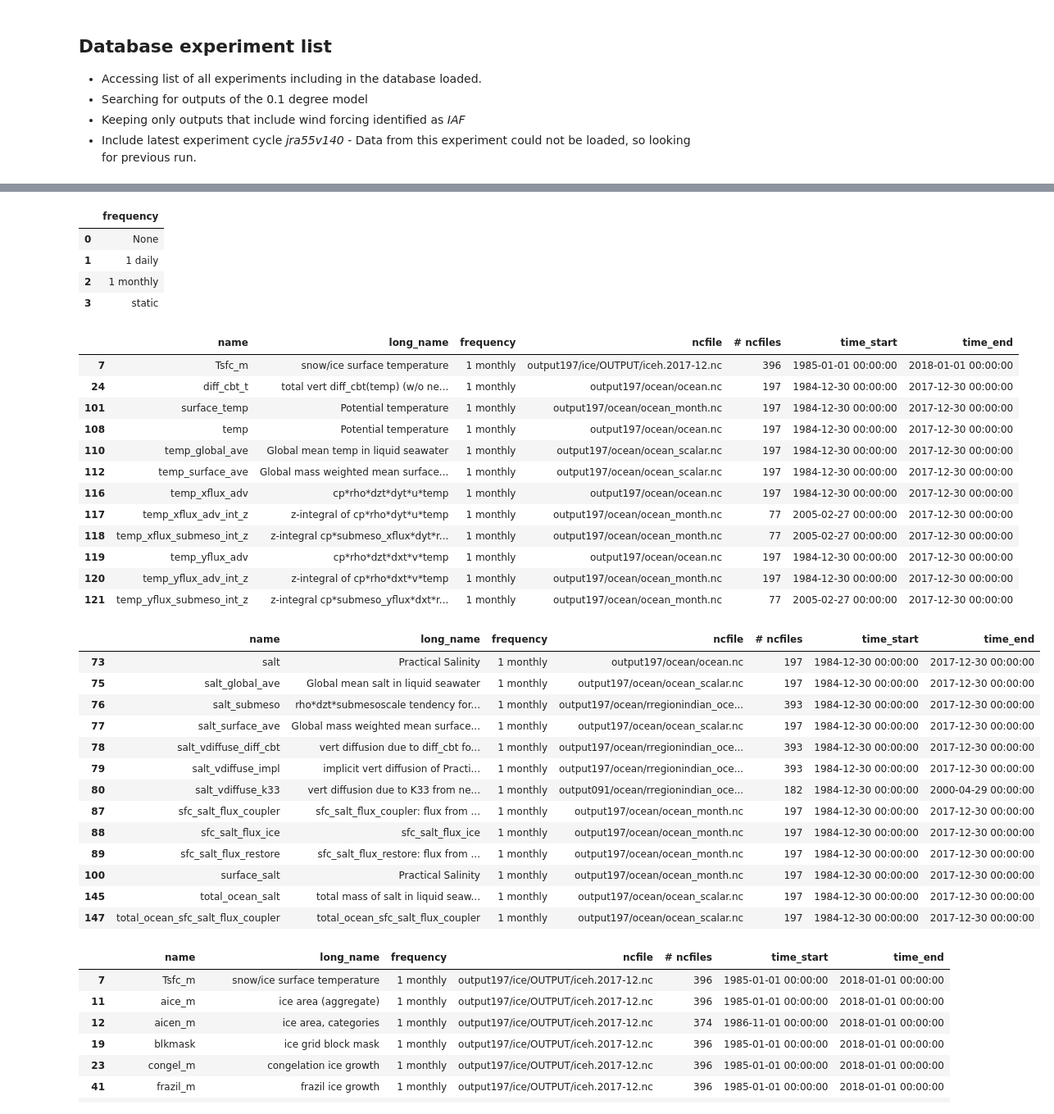
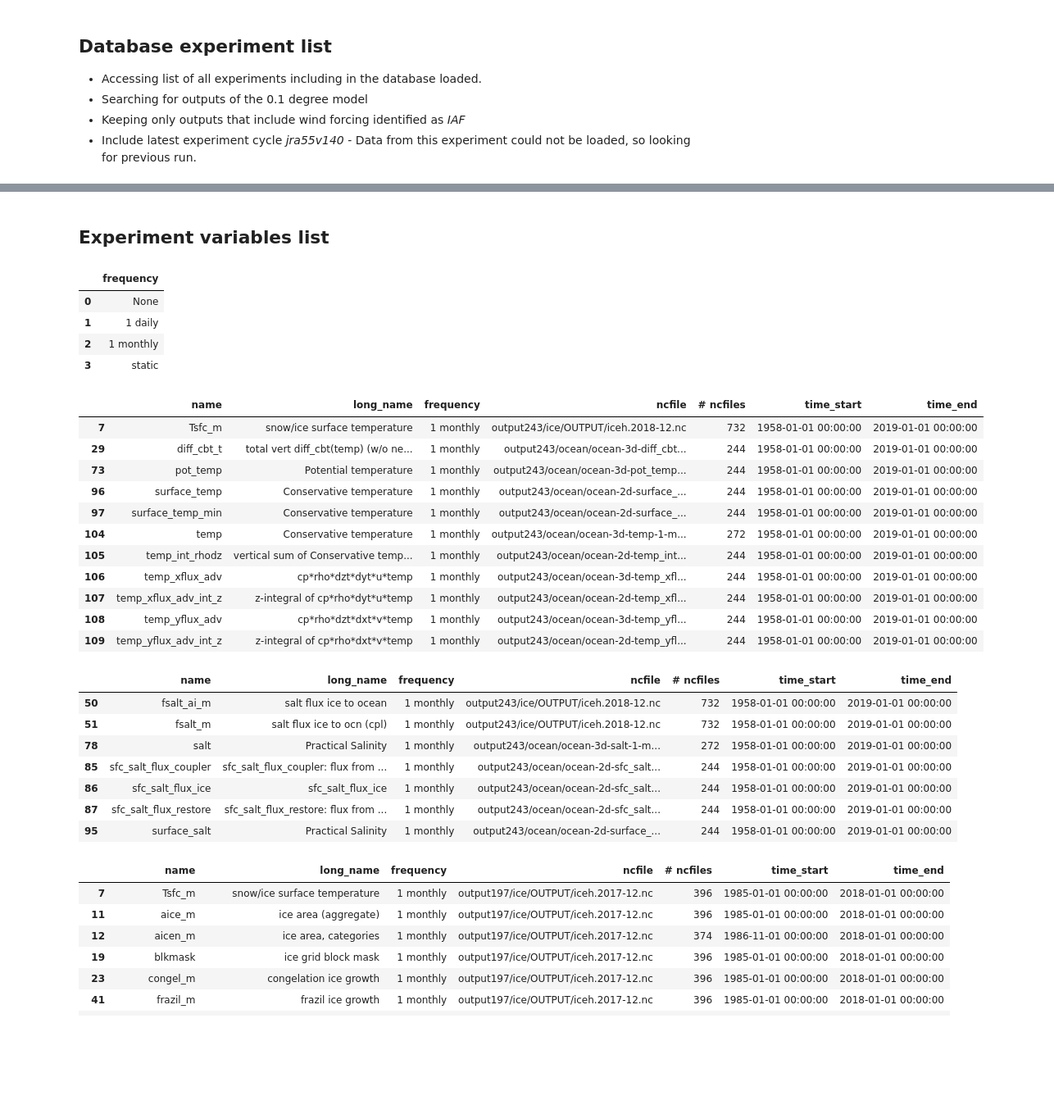
Before and after one commit to lidefi87/ACCESS_scripts_DFA, a Jupyter notebook: Scripts/0_PlottingData.ipynb, the cells around one changed output, grey strips where cells are left out. Shown at 82% size. Saved outputs shown, nothing was run; the diff lists cells and outputs as text; code cells hidden in the pictures; blank space fills up the shorter version.

```diff
--- a/Scripts/0_PlottingData.ipynb
+++ b/Scripts/0_PlottingData.ipynb
@@ -67,2 +64,4 @@ Experiment **01deg_jra55v13_iaf** will be used to create the plots presented her
+# %% [markdown]
+## Experiment variables list
 # %%
 #Querying about the temporal frequency available for the variables in this experiment
@@ -75,40 +74,33 @@ cc.querying.get_frequencies(session, experiment = '01deg_jra55v13_iaf')
 | 3 | static |
 # %%
 #Getting a list variables that have "temperature" in its long_name and that have a monthly frequency
-tempvar01deg = cc.querying.get_variables(session, experiment = '01deg_jra55v13_iaf', frequency = '1 monthly')
+tempvar01deg = cc.querying.get_variables(session, experiment = '01deg_jra55v140_iaf', frequency = '1 monthly')
 tempvar01deg[tempvar01deg['long_name'].str.lower().str.match('.*temp.*')]
 # %% [output]
 |  | name | long_name | frequency | ncfile | # ncfiles | time_start | time_end |
-| 7 | Tsfc_m | snow/ice surface temperature | 1 monthly | output197/ice/OUTPUT/iceh.2017-12.nc | 396 | 1985-01-01 00:00:00 | 2018-01-01 00:00:00 |
-| 24 | diff_cbt_t | total vert diff_cbt(temp) (w/o ne... | 1 monthly | output197/ocean/ocean.nc | 197 | 1984-12-30 00:00:00 | 2017-12-30 00:00:00 |
-| 101 | surface_temp | Potential temperature | 1 monthly | output197/ocean/ocean_month.nc | 197 | 1984-12-30 00:00:00 | 2017-12-30 00:00:00 |
-| 108 | temp | Potential temperature | 1 monthly | output197/ocean/ocean.nc | 197 | 1984-12-30 00:00:00 | 2017-12-30 00:00:00 |
-| 110 | temp_global_ave | Global mean temp in liquid seawater | 1 monthly | output197/ocean/ocean_scalar.nc | 197 | 1984-12-30 00:00:00 | 2017-12-30 00:00:00 |
-| 112 | temp_surface_ave | Global mass weighted mean surface... | 1 monthly | output197/ocean/ocean_scalar.nc | 197 | 1984-12-30 00:00:00 | 2017-12-30 00:00:00 |
-| 116 | temp_xflux_adv | cp*rho*dzt*dyt*u*temp | 1 monthly | output197/ocean/ocean.nc | 197 | 1984-12-30 00:00:00 | 2017-12-30 00:00:00 |
-| 117 | temp_xflux_adv_int_z | z-integral of cp*rho*dyt*u*temp | 1 monthly | output197/ocean/ocean_month.nc | 77 | 2005-02-27 00:00:00 | 2017-12-30 00:00:00 |
-| 118 | temp_xflux_submeso_int_z | z-integral cp*submeso_xflux*dyt*r... | 1 monthly | output197/ocean/ocean_month.nc | 77 | 2005-02-27 00:00:00 | 2017-12-30 00:00:00 |
-| 119 | temp_yflux_adv | cp*rho*dzt*dxt*v*temp | 1 monthly | output197/ocean/ocean.nc | 197 | 1984-12-30 00:00:00 | 2017-12-30 00:00:00 |
-| 120 | temp_yflux_adv_int_z | z-integral of cp*rho*dxt*v*temp | 1 monthly | output197/ocean/ocean_month.nc | 197 | 1984-12-30 00:00:00 | 2017-12-30 00:00:00 |
-| 121 | temp_yflux_submeso_int_z | z-integral cp*submeso_yflux*dxt*r... | 1 monthly | output197/ocean/ocean_month.nc | 77 | 2005-02-27 00:00:00 | 2017-12-30 00:00:00 |
+| 7 | Tsfc_m | snow/ice surface temperature | 1 monthly | output243/ice/OUTPUT/iceh.2018-12.nc | 732 | 1958-01-01 00:00:00 | 2019-01-01 00:00:00 |
+| 29 | diff_cbt_t | total vert diff_cbt(temp) (w/o ne... | 1 monthly | output243/ocean/ocean-3d-diff_cbt... | 244 | 1958-01-01 00:00:00 | 2019-01-01 00:00:00 |
+| 73 | pot_temp | Potential temperature | 1 monthly | output243/ocean/ocean-3d-pot_temp... | 244 | 1958-01-01 00:00:00 | 2019-01-01 00:00:00 |
+| 96 | surface_temp | Conservative temperature | 1 monthly | output243/ocean/ocean-2d-surface_... | 244 | 1958-01-01 00:00:00 | 2019-01-01 00:00:00 |
+| 97 | surface_temp_min | Conservative temperature | 1 monthly | output243/ocean/ocean-2d-surface_... | 244 | 1958-01-01 00:00:00 | 2019-01-01 00:00:00 |
+| 104 | temp | Conservative temperature | 1 monthly | output243/ocean/ocean-3d-temp-1-m... | 272 | 1958-01-01 00:00:00 | 2019-01-01 00:00:00 |
+| 105 | temp_int_rhodz | vertical sum of Conservative temp... | 1 monthly | output243/ocean/ocean-2d-temp_int... | 244 | 1958-01-01 00:00:00 | 2019-01-01 00:00:00 |
+| 106 | temp_xflux_adv | cp*rho*dzt*dyt*u*temp | 1 monthly | output243/ocean/ocean-3d-temp_xfl... | 244 | 1958-01-01 00:00:00 | 2019-01-01 00:00:00 |
+| 107 | temp_xflux_adv_int_z | z-integral of cp*rho*dyt*u*temp | 1 monthly | output243/ocean/ocean-2d-temp_xfl... | 244 | 1958-01-01 00:00:00 | 2019-01-01 00:00:00 |
+| 108 | temp_yflux_adv | cp*rho*dzt*dxt*v*temp | 1 monthly | output243/ocean/ocean-3d-temp_yfl... | 244 | 1958-01-01 00:00:00 | 2019-01-01 00:00:00 |
+| 109 | temp_yflux_adv_int_z | z-integral of cp*rho*dxt*v*temp | 1 monthly | output243/ocean/ocean-2d-temp_yfl... | 244 | 1958-01-01 00:00:00 | 2019-01-01 00:00:00 |
 # %%
 #Getting a list variables that have "salinity" in its long_name and that have a monthly frequency
-salvar01deg = cc.querying.get_variables(session, experiment = '01deg_jra55v13_iaf', frequency='1 monthly')
+salvar01deg = cc.querying.get_variables(session, experiment = '01deg_jra55v140_iaf', frequency='1 monthly')
 salvar01deg[salvar01deg['long_name'].str.lower().str.match('.*sal.*')]
 # %% [output]
 |  | name | long_name | frequency | ncfile | # ncfiles | time_start | time_end |
-| 73 | salt | Practical Salinity | 1 monthly | output197/ocean/ocean.nc | 197 | 1984-12-30 00:00:00 | 2017-12-30 00:00:00 |
-| 75 | salt_global_ave | Global mean salt in liquid seawater | 1 monthly | output197/ocean/ocean_scalar.nc | 197 | 1984-12-30 00:00:00 | 2017-12-30 00:00:00 |
-| 76 | salt_submeso | rho*dzt*submesoscale tendency for... | 1 monthly | output197/ocean/rregionindian_oce... | 393 | 1984-12-30 00:00:00 | 2017-12-30 00:00:00 |
-| 77 | salt_surface_ave | Global mass weighted mean surface... | 1 monthly | output197/ocean/ocean_scalar.nc | 197 | 1984-12-30 00:00:00 | 2017-12-30 00:00:00 |
-| 78 | salt_vdiffuse_diff_cbt | vert diffusion due to diff_cbt fo... | 1 monthly | output197/ocean/rregionindian_oce... | 393 | 1984-12-30 00:00:00 | 2017-12-30 00:00:00 |
-| 79 | salt_vdiffuse_impl | implicit vert diffusion of Practi... | 1 monthly | output197/ocean/rregionindian_oce... | 393 | 1984-12-30 00:00:00 | 2017-12-30 00:00:00 |
-| 80 | salt_vdiffuse_k33 | vert diffusion due to K33 from ne... | 1 monthly | output091/ocean/rregionindian_oce... | 182 | 1984-12-30 00:00:00 | 2000-04-29 00:00:00 |
-| 87 | sfc_salt_flux_coupler | sfc_salt_flux_coupler: flux from ... | 1 monthly | output197/ocean/ocean_month.nc | 197 | 1984-12-30 00:00:00 | 2017-12-30 00:00:00 |
-| 88 | sfc_salt_flux_ice | sfc_salt_flux_ice | 1 monthly | output197/ocean/ocean_month.nc | 197 | 1984-12-30 00:00:00 | 2017-12-30 00:00:00 |
-| 89 | sfc_salt_flux_restore | sfc_salt_flux_restore: flux from ... | 1 monthly | output197/ocean/ocean_month.nc | 197 | 1984-12-30 00:00:00 | 2017-12-30 00:00:00 |
-| 100 | surface_salt | Practical Salinity | 1 monthly | output197/ocean/ocean_month.nc | 197 | 1984-12-30 00:00:00 | 2017-12-30 00:00:00 |
-| 145 | total_ocean_salt | total mass of salt in liquid seaw... | 1 monthly | output197/ocean/ocean_scalar.nc | 197 | 1984-12-30 00:00:00 | 2017-12-30 00:00:00 |
-| 147 | total_ocean_sfc_salt_flux_coupler | total_ocean_sfc_salt_flux_coupler | 1 monthly | output197/ocean/ocean_scalar.nc | 197 | 1984-12-30 00:00:00 | 2017-12-30 00:00:00 |
+| 50 | fsalt_ai_m | salt flux ice to ocean | 1 monthly | output243/ice/OUTPUT/iceh.2018-12.nc | 732 | 1958-01-01 00:00:00 | 2019-01-01 00:00:00 |
+| 51 | fsalt_m | salt flux ice to ocn (cpl) | 1 monthly | output243/ice/OUTPUT/iceh.2018-12.nc | 732 | 1958-01-01 00:00:00 | 2019-01-01 00:00:00 |
+| 78 | salt | Practical Salinity | 1 monthly | output243/ocean/ocean-3d-salt-1-m... | 272 | 1958-01-01 00:00:00 | 2019-01-01 00:00:00 |
+| 85 | sfc_salt_flux_coupler | sfc_salt_flux_coupler: flux from ... | 1 monthly | output243/ocean/ocean-2d-sfc_salt... | 244 | 1958-01-01 00:00:00 | 2019-01-01 00:00:00 |
+| 86 | sfc_salt_flux_ice | sfc_salt_flux_ice | 1 monthly | output243/ocean/ocean-2d-sfc_salt... | 244 | 1958-01-01 00:00:00 | 2019-01-01 00:00:00 |
+| 87 | sfc_salt_flux_restore | sfc_salt_flux_restore: flux from ... | 1 monthly | output243/ocean/ocean-2d-sfc_salt... | 244 | 1958-01-01 00:00:00 | 2019-01-01 00:00:00 |
+| 95 | surface_salt | Practical Salinity | 1 monthly | output243/ocean/ocean-2d-surface_... | 244 | 1958-01-01 00:00:00 | 2019-01-01 00:00:00 |
 # %%
 #Getting a list variables that have "ice" in its long_name and that have a monthly frequency
```
Also changed, not shown: parts of 8 cells of this notebook, 7 other files.
